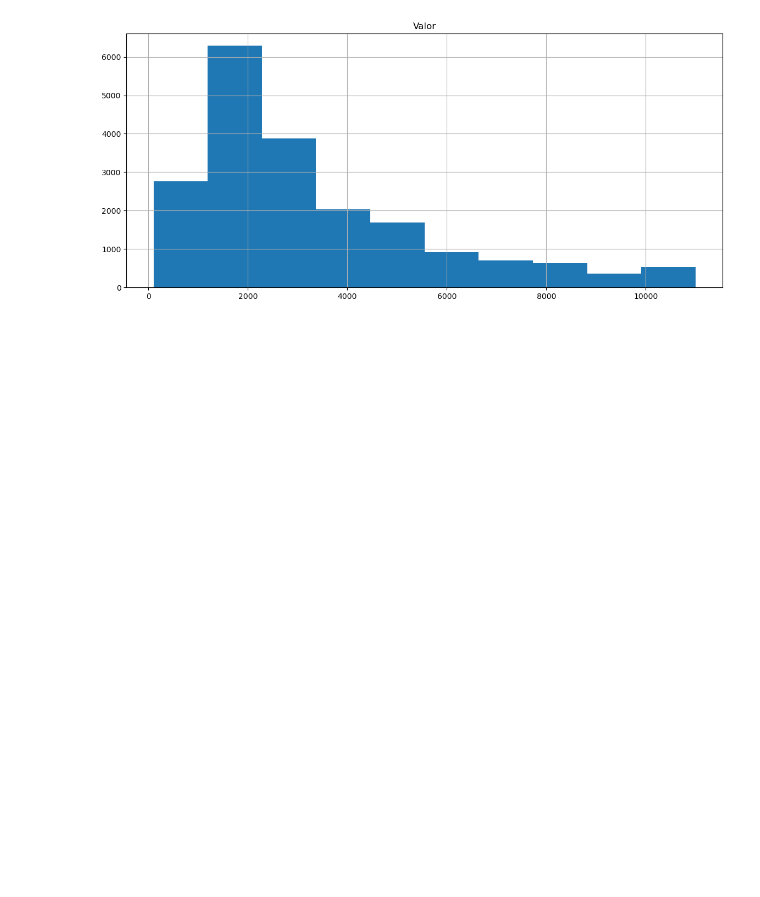
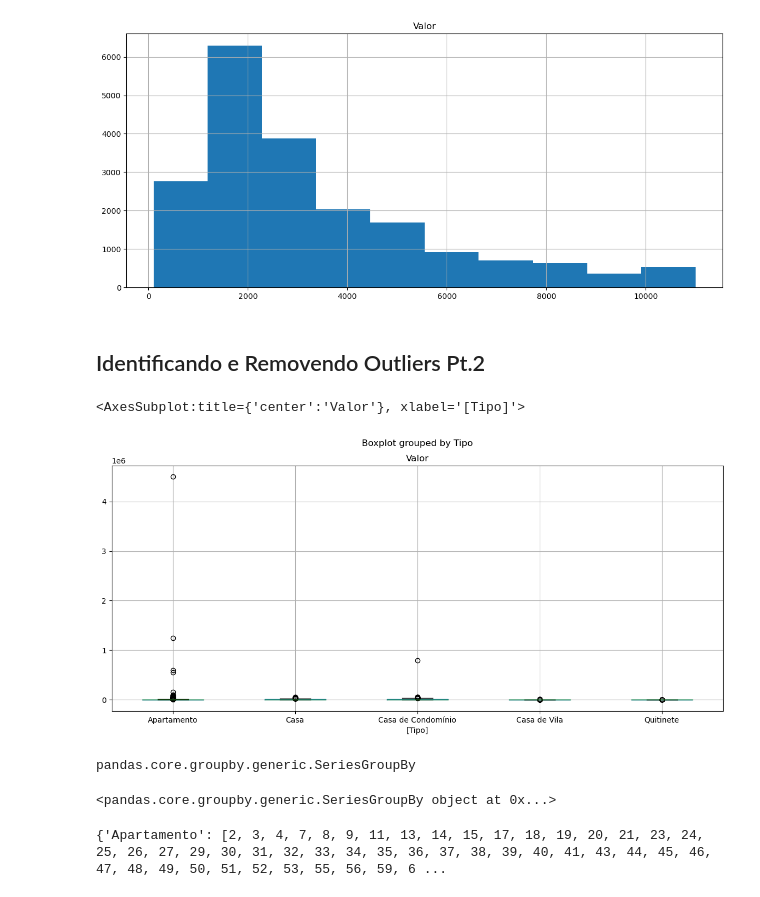
Before and after one commit to carolineferraz/Cursos-Python-Alura, a Jupyter notebook: 03-Pandas/07_Identificando_e_Removendo_Outliers.ipynb, the cells around one changed output. Saved outputs shown, nothing was run; the diff lists cells and outputs as text; code cells hidden in the pictures; blank space fills up the shorter version.

Commit message:
07_Identificando_e_Removendo_Outliers

```diff
--- a/03-Pandas/07_Identificando_e_Removendo_Outliers.ipynb
+++ b/03-Pandas/07_Identificando_e_Removendo_Outliers.ipynb
@@ -53,3 +53,10 @@ dados_new.hist(['Valor'])
 array([[<AxesSubplot:title={'center':'Valor'}>]], dtype=object)
 [figure]
 [figure]
+# %% [markdown]
+## Identificando e Removendo Outliers Pt.2
+# %%
+dados.boxplot(['Valor'], by = ['Tipo'])
+# %% [output]
+<AxesSubplot:title={'center':'Valor'}, xlabel='[Tipo]'>
+[figure, added]
@@ -55,0 +65,12 @@ array([[<AxesSubplot:title={'center':'Valor'}>]], dtype=object)
+# %%
+type(grupo_tipo)
+# %% [output]
+pandas.core.groupby.generic.SeriesGroupBy
+# %%
+grupo_tipo
+# %% [output]
+<pandas.core.groupby.generic.SeriesGroupBy object at 0x...>
+# %%
+grupo_tipo.groups
+# %% [output]
+{'Apartamento': [2, 3, 4, 7, 8, 9, 11, 13, 14, 15, 17, 18, 19, 20, 21, 23, 24, 25, 26, 27, 29, 30, 31, 32, 33, 34, 35, 36, 37, 38, 39, 40, 41, 43, 44, 45, 46, 47, 48, 49, 50, 51, 52, 53, 55, 56, 59, 6 ...
```
Also changed, not shown: parts of 12 cells of this notebook, 1 other file.
